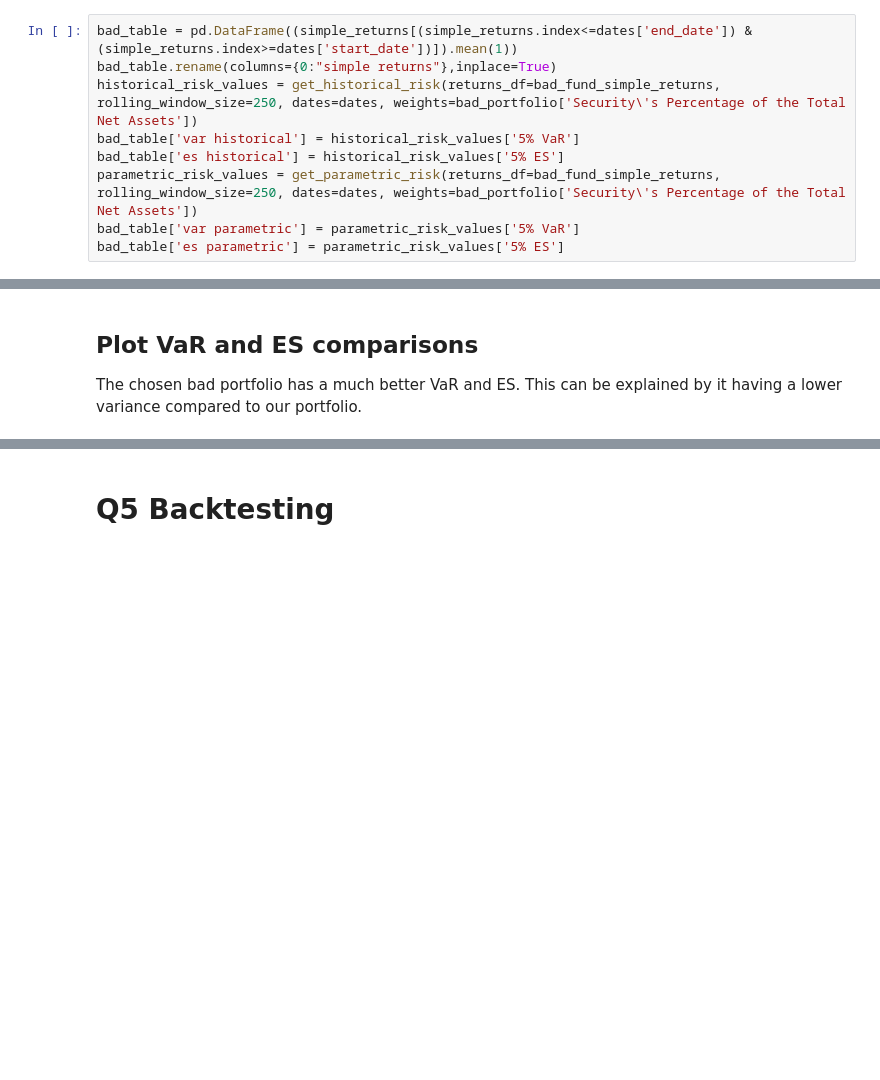
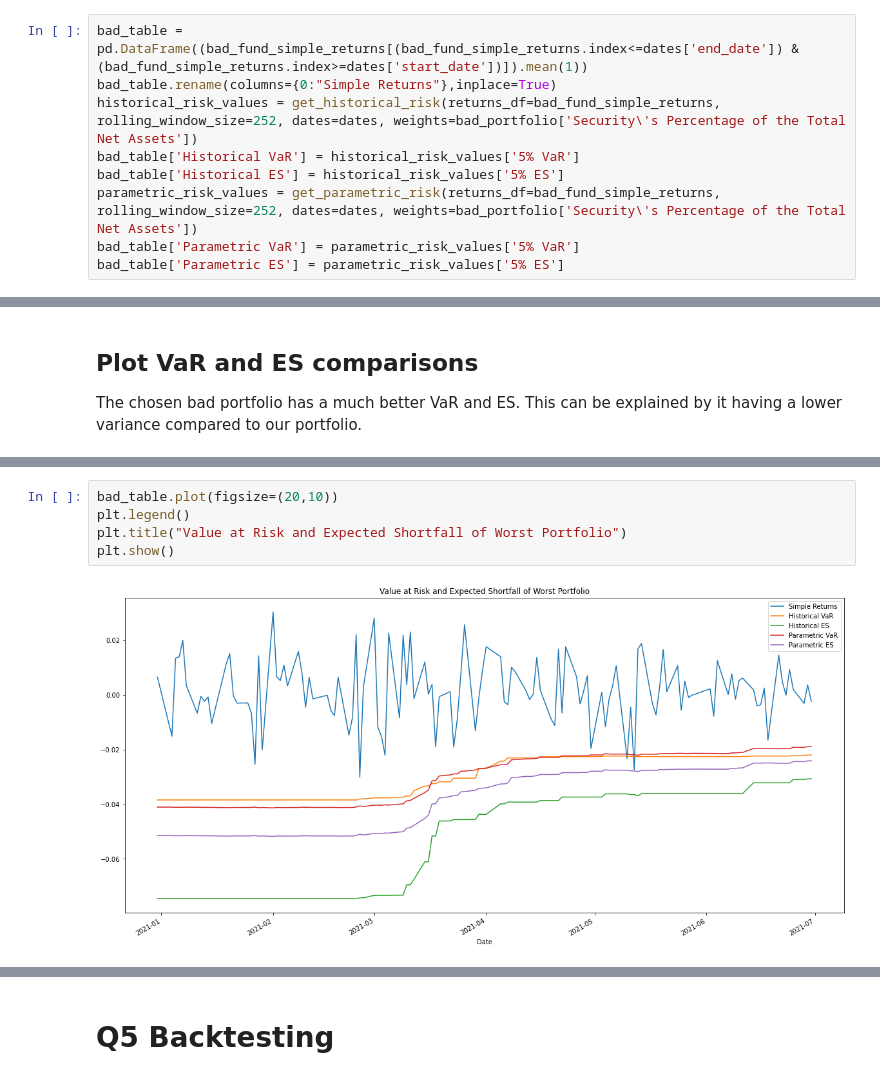
Before and after one commit to coldsonata/bt4016-project, a Jupyter notebook: midterm_code.ipynb, the cells around one changed output, grey strips where cells are left out. Drawn from its saved outputs; the diff is of its cells as text; blank space fills up the shorter version.

```diff
--- a/midterm_code.ipynb
+++ b/midterm_code.ipynb
@@ -1093,11 +980,11 @@ bad_portfolio.index = bad_portfolio['Ticker Symbol Given by the Exchange']
 del bad_portfolio['Ticker Symbol Given by the Exchange']
 bad_portfolio['Security\'s Percentage of the Total Net Assets'] = bad_portfolio['Security\'s Percentage of the Total Net Assets']/100
 # %%
-bad_table = pd.DataFrame((simple_returns[(simple_returns.index<=dates['end_date']) & (simple_returns.index>=dates['start_date'])]).mean(1))
-bad_table.rename(columns={0:"simple returns"},inplace=True)
-historical_risk_values = get_historical_risk(returns_df=bad_fund_simple_returns, rolling_window_size=250, dates=dates, weights=bad_portfolio['Security\'s Percentage of the Total Net Assets'])
-bad_table['var historical'] = historical_risk_values['5% VaR']
-bad_table['es historical'] = historical_risk_values['5% ES']
-parametric_risk_values = get_parametric_risk(returns_df=bad_fund_simple_returns, rolling_window_size=250, dates=dates, weights=bad_portfolio['Security\'s Percentage of the Total Net Assets'])
-bad_table['var parametric'] = parametric_risk_values['5% VaR']
-bad_table['es parametric'] = parametric_risk_values['5% ES']
+bad_table = pd.DataFrame((bad_fund_simple_returns[(bad_fund_simple_returns.index<=dates['end_date']) & (bad_fund_simple_returns.index>=dates['start_date'])]).mean(1))
+bad_table.rename(columns={0:"Simple Returns"},inplace=True)
+historical_risk_values = get_historical_risk(returns_df=bad_fund_simple_returns, rolling_window_size=252, dates=dates, weights=bad_portfolio['Security\'s Percentage of the Total Net Assets'])
+bad_table['Historical VaR'] = historical_risk_values['5% VaR']
+bad_table['Historical ES'] = historical_risk_values['5% ES']
+parametric_risk_values = get_parametric_risk(returns_df=bad_fund_simple_returns, rolling_window_size=252, dates=dates, weights=bad_portfolio['Security\'s Percentage of the Total Net Assets'])
+bad_table['Parametric VaR'] = parametric_risk_values['5% VaR']
+bad_table['Parametric ES'] = parametric_risk_values['5% ES']
@@ -1115,0 +1047,7 @@ _ = bad_table.plot(figsize=(20,10))
+# %%
+bad_table.plot(figsize=(20,10))
+plt.legend()
+plt.title("Value at Risk and Expected Shortfall of Worst Portfolio")
+plt.show()
+# %% [output]
+[figure, added]
```
Also changed, not shown: parts of 45 cells of this notebook.
